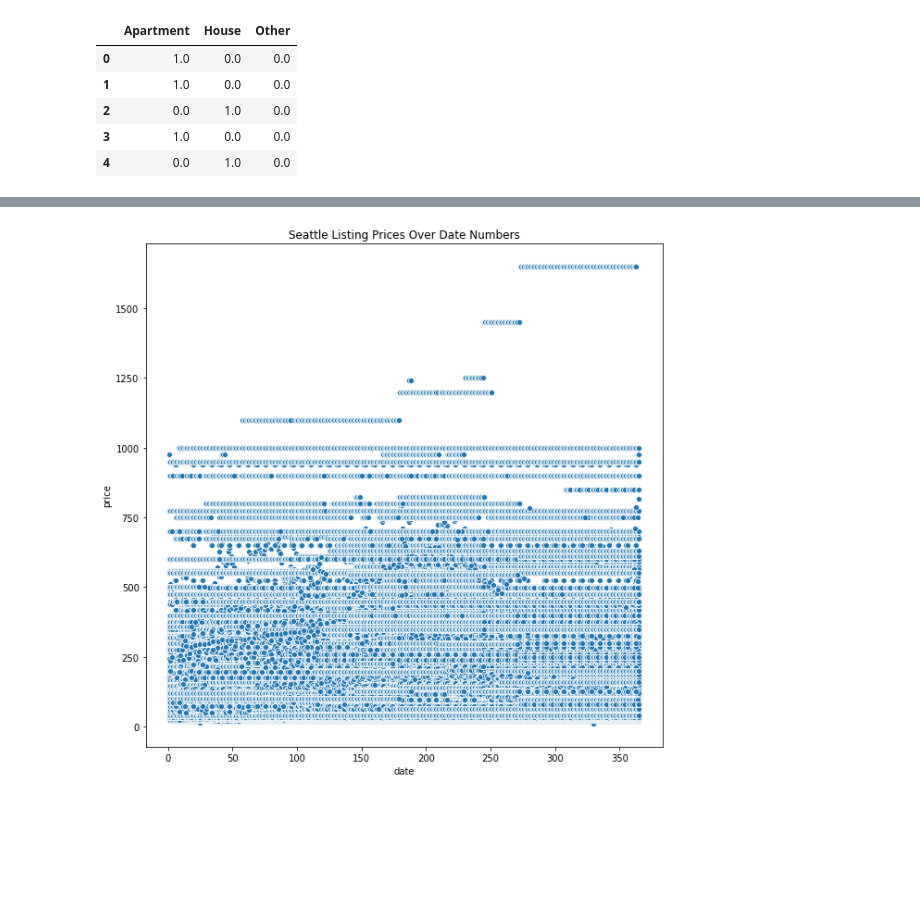
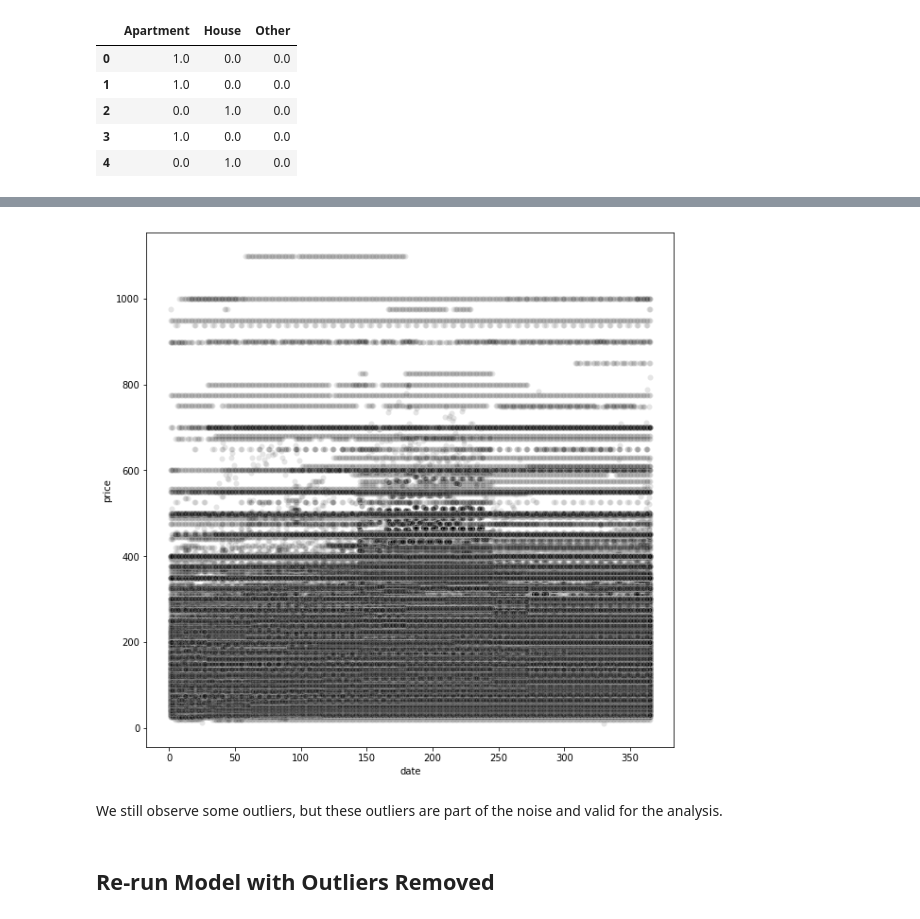
Before and after one commit to samlexrod/airbnb_ml, a Jupyter notebook: AIRBNB_Seattle.ipynb, the cells around one changed output, grey strips where cells are left out. Drawn from its saved outputs; the diff is of its cells as text; code cells hidden in the pictures; blank space fills up the shorter version.

```diff
--- a/AIRBNB_Seattle.ipynb
+++ b/AIRBNB_Seattle.ipynb
@@ -212,6 +223,12 @@ encode_matrix = encoder.fit_transform(df_listings[['property_type']])
 # %%
+# Instantiating Encoder
+encoder = OneHotEncoder()
+
+# Encoding property types
+encode_matrix = encoder.fit_transform(df_listings[['property_type']])
+
 # Dropping original column
-#df_listings.drop('property_type', axis=1, inplace=True)
+df_listings.drop('property_type', axis=1, inplace=True)
 
 # Converting encoded data to dataframe
 endoce_df = pd.DataFrame(encode_matrix.toarray(), columns=encoder.categories_[0])
@@ -261,5 +282,3 @@ KeyError: "['Apartment' 'House' 'Other'] not found in axis"
-# %%
-df_seattle.drop('property_type', axis=1, inplace=True)
 # %% [markdown]
 # Applying and Evaluating Model
 
@@ -267,11 +286 @@ df_seattle.drop('property_type', axis=1, inplace=True)
-# %%
-# Resetting index for the cross validation
-df_seattle.reset_index(drop=True, inplace=True)
-
-# Sorting time series
-df_seattle = df_seattle.sort_values('date')
-
-# Separating predictors and dependent variable
-X = df_seattle.drop('price', axis=1)
-y = df_seattle[['price']]
 # %%
@@ -333,0 +452,2 @@ ______________________________________________________________________
+# %%
+df_seattle = df_seattle.query("price < 1100")
@@ -334,9 +468,14 @@ ______________________________________________________________________
 # %%
 plt.figure(figsize=(10, 10));
 
-plt.title("Seattle Listing Prices Over Date Numbers")
 sns.scatterplot(x='date',
                 y='price',
-                data=df_calendar);
+                data=df_seattle,
+                color='black',
+                alpha=.1);
 # %% [output]
-[figure, old version]
+[figure, new version]
+# %% [markdown]
+We still observe some outliers, but these outliers are part of the noise and valid for the analysis.
+# %% [markdown]
+## Re-run Model with Outliers Removed
```
Also changed, not shown: parts of 47 cells of this notebook, 3 other files.
